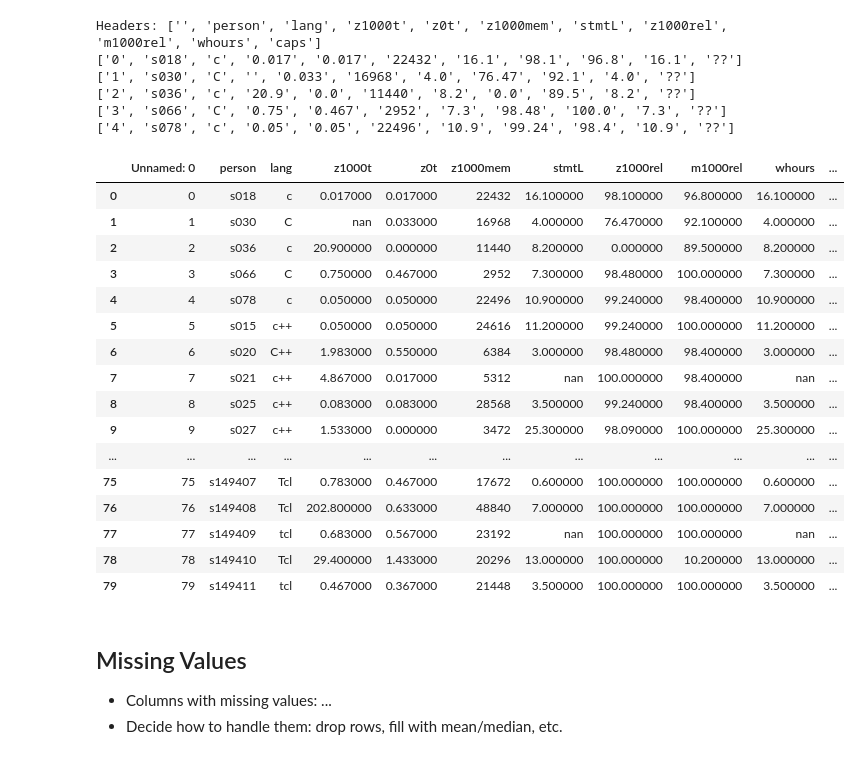
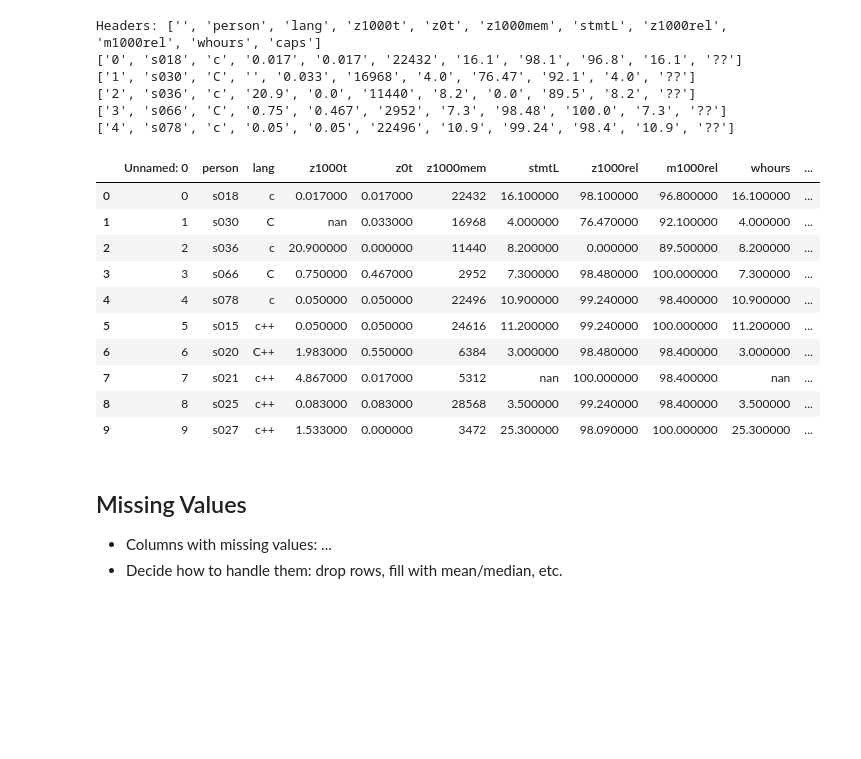
Before and after one commit to Beansak/Forskningsmetodik_assignment3, a Jupyter notebook: analysis.ipynb, the cells around one changed output. Drawn from its saved outputs; the diff is of its cells as text; code cells hidden in the pictures; blank space fills up the shorter version.

```diff
--- a/analysis.ipynb
+++ b/analysis.ipynb
@@ -23,34 +23,28 @@ Headers: ['', 'person', 'lang', 'z1000t', 'z0t', 'z1000mem', 'stmtL', 'z1000rel'
 # %%
 import pandas as pd
 
 df = pd.read_csv('assignment_3_dataset.csv')
 
 # Display all rows nicely
 from IPython.display import display
 display(
-    df.style.set_table_styles([
+    df.head(10).style.set_table_styles([
         {'selector': 'th', 'props': [('border', '1px solid black')]},
         {'selector': 'td', 'props': [('border', '1px solid gray')]}
     ])
 )
 # %% [output]
 |  | Unnamed: 0 | person | lang | z1000t | z0t | z1000mem | stmtL | z1000rel | m1000rel | whours | ... |
 | 0 | 0 | s018 | c | 0.017000 | 0.017000 | 22432 | 16.100000 | 98.100000 | 96.800000 | 16.100000 | ... |
 | 1 | 1 | s030 | C | nan | 0.033000 | 16968 | 4.000000 | 76.470000 | 92.100000 | 4.000000 | ... |
 | 2 | 2 | s036 | c | 20.900000 | 0.000000 | 11440 | 8.200000 | 0.000000 | 89.500000 | 8.200000 | ... |
 | 3 | 3 | s066 | C | 0.750000 | 0.467000 | 2952 | 7.300000 | 98.480000 | 100.000000 | 7.300000 | ... |
 | 4 | 4 | s078 | c | 0.050000 | 0.050000 | 22496 | 10.900000 | 99.240000 | 98.400000 | 10.900000 | ... |
 | 5 | 5 | s015 | c++ | 0.050000 | 0.050000 | 24616 | 11.200000 | 99.240000 | 100.000000 | 11.200000 | ... |
 | 6 | 6 | s020 | C++ | 1.983000 | 0.550000 | 6384 | 3.000000 | 98.480000 | 98.400000 | 3.000000 | ... |
 | 7 | 7 | s021 | c++ | 4.867000 | 0.017000 | 5312 | nan | 100.000000 | 98.400000 | nan | ... |
 | 8 | 8 | s025 | c++ | 0.083000 | 0.083000 | 28568 | 3.500000 | 99.240000 | 98.400000 | 3.500000 | ... |
 | 9 | 9 | s027 | c++ | 1.533000 | 0.000000 | 3472 | 25.300000 | 98.090000 | 100.000000 | 25.300000 | ... |
-| ... | ... | ... | ... | ... | ... | ... | ... | ... | ... | ... | ... |
-| 75 | 75 | s149407 | Tcl | 0.783000 | 0.467000 | 17672 | 0.600000 | 100.000000 | 100.000000 | 0.600000 | ... |
-| 76 | 76 | s149408 | Tcl | 202.800000 | 0.633000 | 48840 | 7.000000 | 100.000000 | 100.000000 | 7.000000 | ... |
-| 77 | 77 | s149409 | tcl | 0.683000 | 0.567000 | 23192 | nan | 100.000000 | 100.000000 | nan | ... |
-| 78 | 78 | s149410 | Tcl | 29.400000 | 1.433000 | 20296 | 13.000000 | 100.000000 | 10.200000 | 13.000000 | ... |
-| 79 | 79 | s149411 | tcl | 0.467000 | 0.367000 | 21448 | 3.500000 | 100.000000 | 100.000000 | 3.500000 | ... |
 # %% [markdown]
 ## Missing Values
 - Columns with missing values: ...
```
Also changed, not shown: parts of 1 cell of this notebook.
